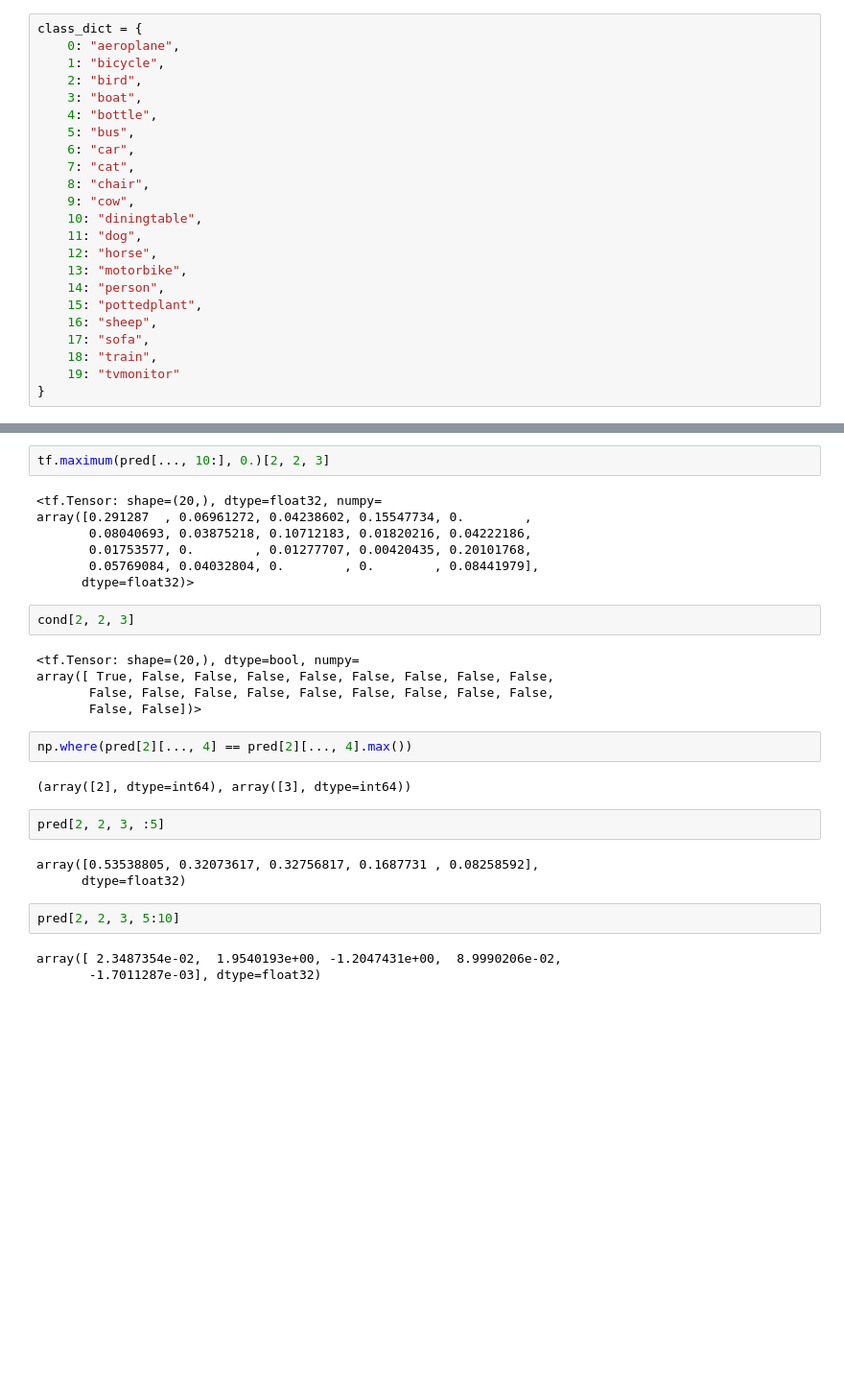
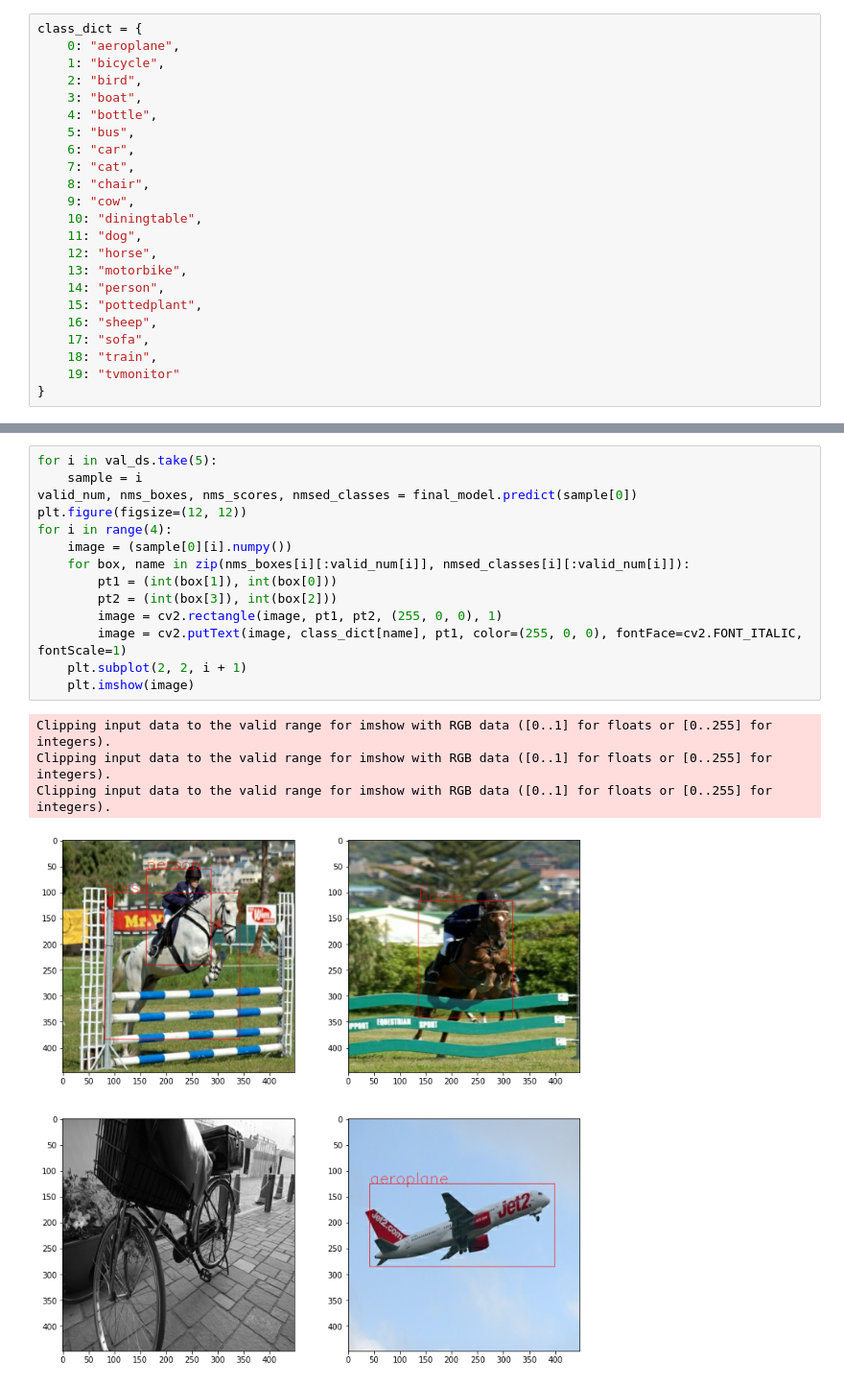
Before and after one commit to kwjinwoo/YOLOv1_Tensorflow2, a Jupyter notebook: test.ipynb, the cells around one changed output, grey strips where cells are left out. Shown at 96% size. Drawn from its saved outputs; the diff is of its cells as text; blank space fills up the shorter version.

```diff
--- a/test.ipynb
+++ b/test.ipynb
@@ -180,30 +94,19 @@ scores = tf.concat([score1, score2], axis=1)
-# %%
-tf.maximum(pred[..., 10:], 0.)[2, 2, 3]
-# %% [output]
-<tf.Tensor: shape=(20,), dtype=float32, numpy=
-array([0.291287  , 0.06961272, 0.04238602, 0.15547734, 0.        ,
-       0.08040693, 0.03875218, 0.10712183, 0.01820216, 0.04222186,
-       0.01753577, 0.        , 0.01277707, 0.00420435, 0.20101768,
-       0.05769084, 0.04032804, 0.        , 0.        , 0.08441979],
-      dtype=float32)>
-# %%
-cond[2, 2, 3]
-# %% [output]
-<tf.Tensor: shape=(20,), dtype=bool, numpy=
-array([ True, False, False, False, False, False, False, False, False,
-       False, False, False, False, False, False, False, False, False,
-       False, False])>
-# %%
-np.where(pred[2][..., 4] == pred[2][..., 4].max())
-# %% [output]
-(array([2], dtype=int64), array([3], dtype=int64))
-# %%
-pred[2, 2, 3, :5]
-# %% [output]
-array([0.53538805, 0.32073617, 0.32756817, 0.1687731 , 0.08258592],
-      dtype=float32)
-# %%
-pred[2, 2, 3, 5:10]
-# %% [output]
-array([ 2.3487354e-02,  1.9540193e+00, -1.2047431e+00,  8.9990206e-02,
-       -1.7011287e-03], dtype=float32)
+# %%
+for i in val_ds.take(5):
+    sample = i
+valid_num, nms_boxes, nms_scores, nmsed_classes = final_model.predict(sample[0])
+plt.figure(figsize=(12, 12))
+for i in range(4):
+    image = (sample[0][i].numpy())
+    for box, name in zip(nms_boxes[i][:valid_num[i]], nmsed_classes[i][:valid_num[i]]):
+        pt1 = (int(box[1]), int(box[0]))
+        pt2 = (int(box[3]), int(box[2]))
+        image = cv2.rectangle(image, pt1, pt2, (255, 0, 0), 1)
+        image = cv2.putText(image, class_dict[name], pt1, color=(255, 0, 0), fontFace=cv2.FONT_ITALIC, fontScale=1)
+    plt.subplot(2, 2, i + 1)
+    plt.imshow(image)
+# %% [output]
+Clipping input data to the valid range for imshow with RGB data ([0..1] for floats or [0..255] for integers).
+Clipping input data to the valid range for imshow with RGB data ([0..1] for floats or [0..255] for integers).
+Clipping input data to the valid range for imshow with RGB data ([0..1] for floats or [0..255] for integers).
+[figure, added]
```
Also changed, not shown: parts of 13 cells of this notebook, 5 other files.
